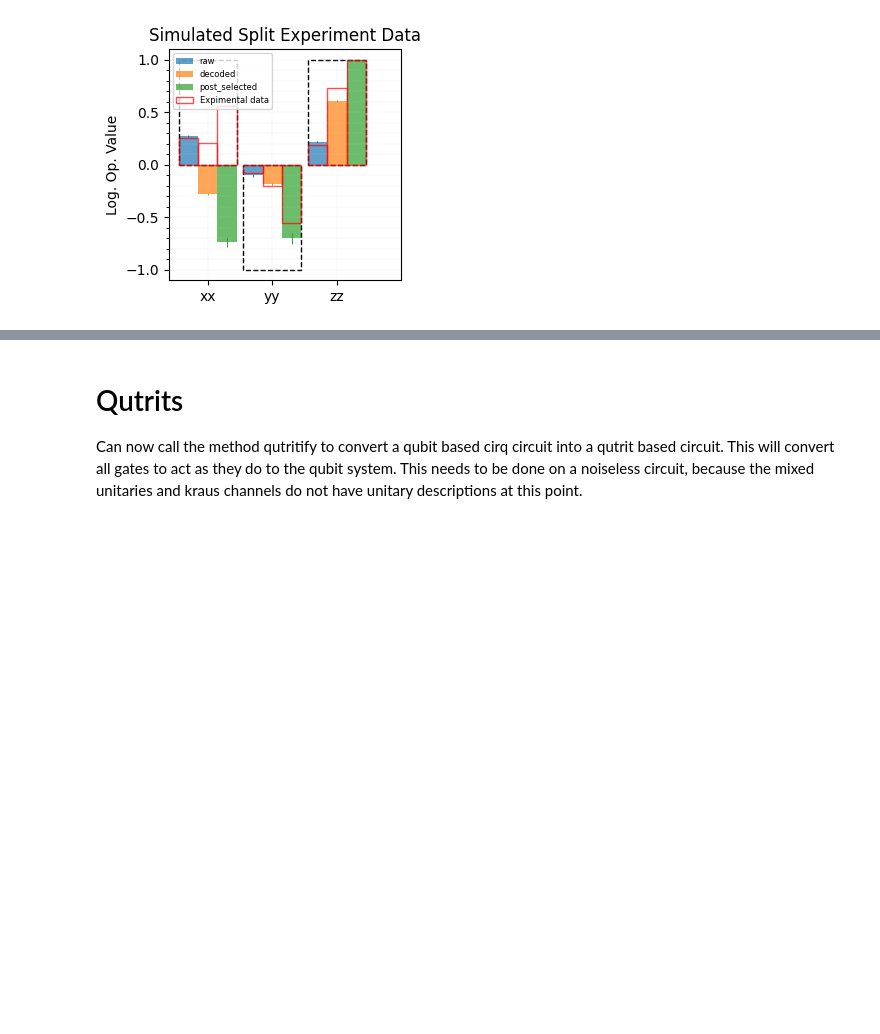
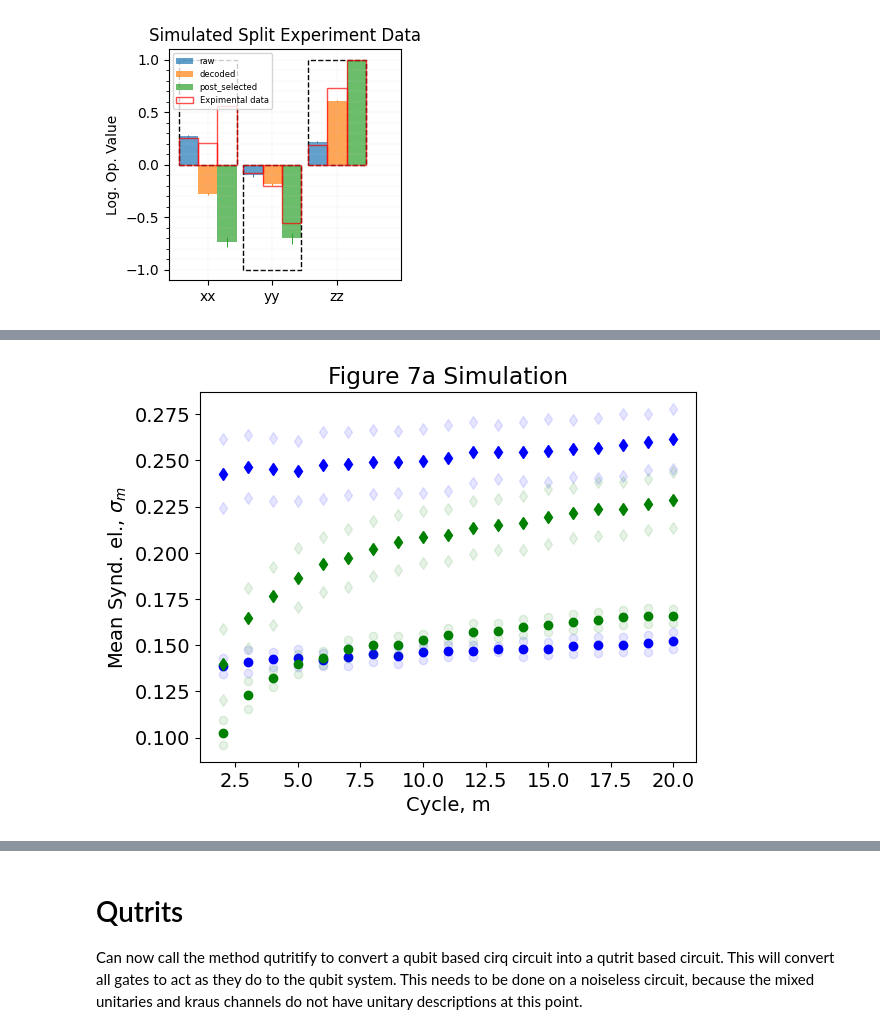
Before and after one commit to ihesner/cirq_qec, a Jupyter notebook: example_notebook.ipynb, the cells around one changed output, grey strips where cells are left out. Cells and saved outputs as stored; diff of their text form; code cells hidden in the pictures; blank space fills up the shorter version.

```diff
--- a/example_notebook.ipynb
+++ b/example_notebook.ipynb
@@ -486,3 +557,12 @@ plt.show()
+# %%
+all_data = {"stim data (original)": stim_data,
+            "cirq with better idle": idle_data,
+            "stim with leakage": leakage_data,
+            "cirq with 11pi/100 rotation": coherent_data}
+# %%
+today = date.today().strftime('%Y%m%d')
+with open(f"simulation_data/{today}_all_data_for_simulation_comparison.pkl", 'wb') as f:
+    pickle.dump(all_data, f)
 # %% [markdown]
 ## Tableau Leakage Simulation
 # %%
@@ -680,0 +821,4 @@ plot_fig2(leakage_data, title="stim_leakage", flip=-1)
+# %%
+today = date.today().strftime('%Y%m%d')
+with open(f"simulation_data/{today}_{shots}_Leakage_p_det_sim.pkl", 'wb') as f:
+    pickle.dump(leakage_data, f)
@@ -680,0 +857,28 @@ plot_fig2(leakage_data, title="stim_leakage", flip=-1)
+# %%
+plt.rcParams['font.size'] = 14
+
+# Figure 7a
+colors = {'x': "blue", 'z': 'green'}
+markers = {'wt4': 'd', 'wt2': 'o'}
+
+
+plotting = []
+for r in det_results:
+    for pauli in det_results[r]['dets']:
+        for wt in det_results[r]['dets'][pauli]:
+            plt.plot([r], np.average(det_results[r]['dets'][pauli][wt]['avg']),
+                     marker=markers[wt], color=colors[pauli])
+
+            for loc in det_results[r]['dets'][pauli][wt]:
+                plt.plot([r], np.average(det_results[r]['dets'][pauli][wt][loc]),
+                     marker=markers[wt], color=colors[pauli], alpha=.1)
+
+
+plt.ylabel('Mean Synd. el., $\sigma_m$')
+plt.xlabel("Cycle, m")
+plt.title("Figure 7a Simulation")
+today = date.today().strftime('%Y%m%d')
+plt.savefig(f"figs\\{today}_fig_7a_simulation_{shots}.png")
+plt.show()
+# %% [output]
+[figure, added]
```
Also changed, not shown: parts of 13 cells of this notebook.
